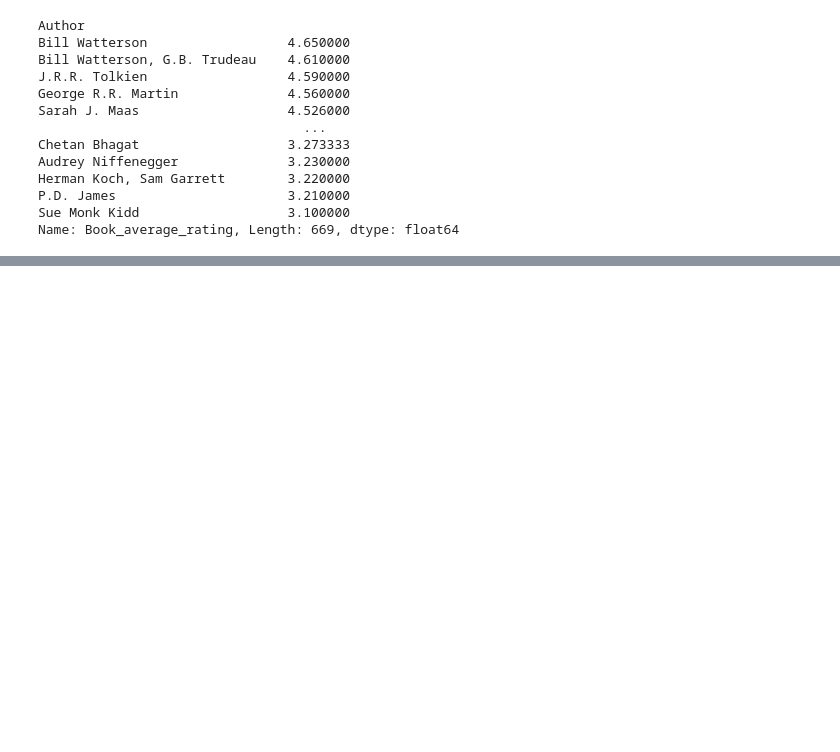
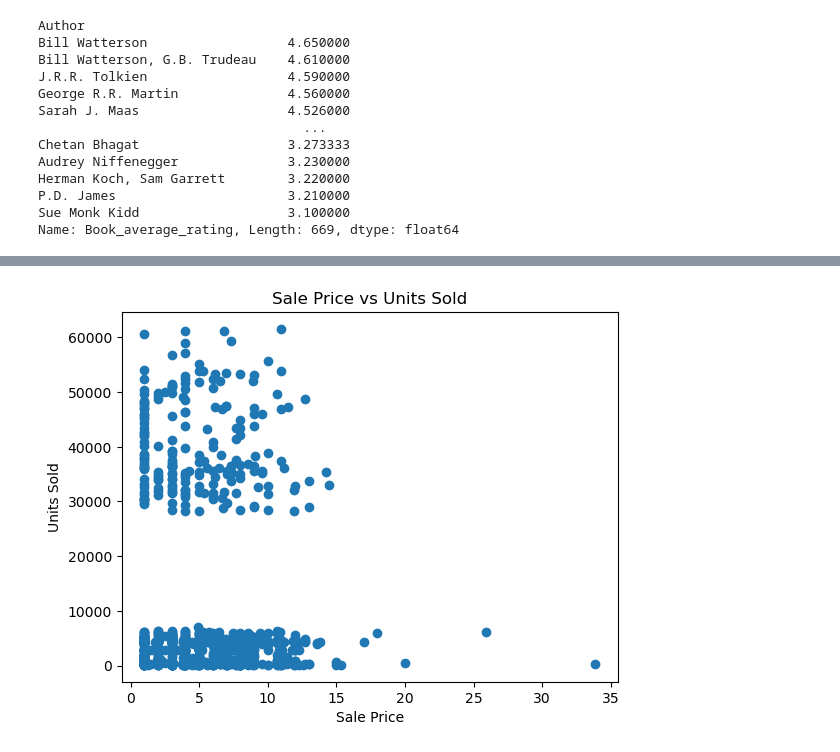
Before and after one commit to Rifqi-Setiawan/book-sales-analysis, a Jupyter notebook: EDA_Books_Data.ipynb, the cells around one changed output, grey strips where cells are left out. Saved outputs shown, nothing was run; the diff lists cells and outputs as text; code cells hidden in the pictures; blank space fills up the shorter version.

```diff
--- a/EDA_Books_Data.ipynb
+++ b/EDA_Books_Data.ipynb
@@ -124,0 +114,8 @@ dtype: int64
+# %%
+plt.scatter(df["sale price"], df["units sold"])
+plt.xlabel('Sale Price')
+plt.ylabel('Units Sold')
+plt.title('Sale Price vs Units Sold')
+plt.show()
+# %% [output]
+[figure, added]
```
Also changed, not shown: parts of 7 cells of this notebook.
